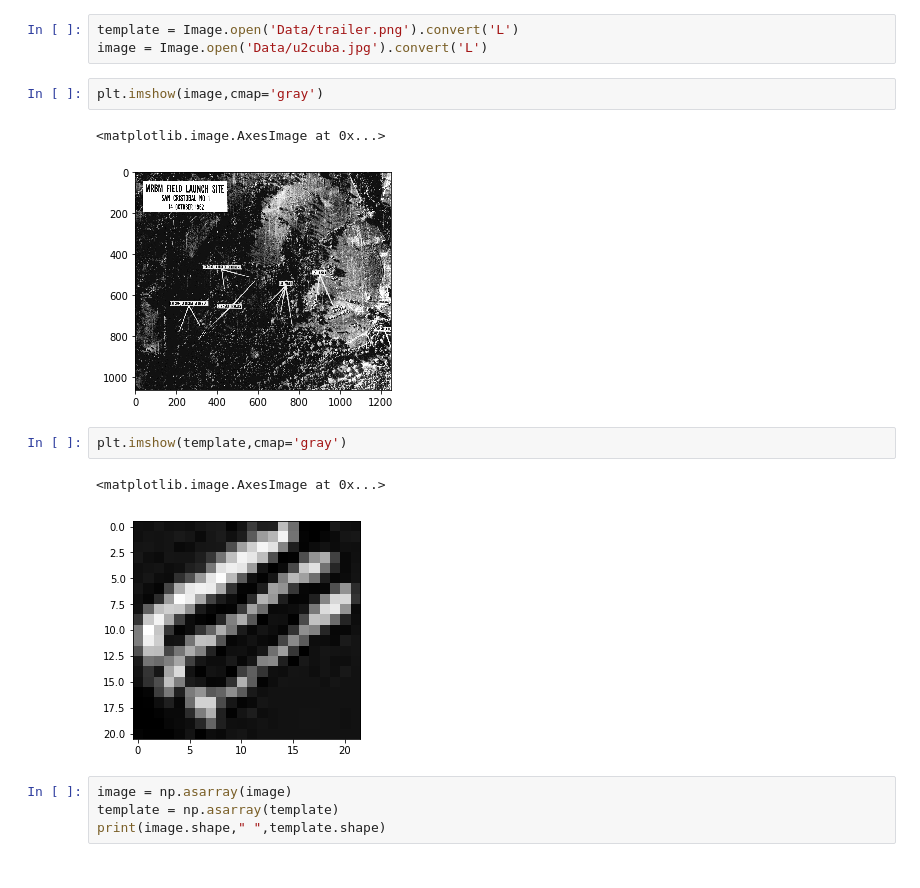
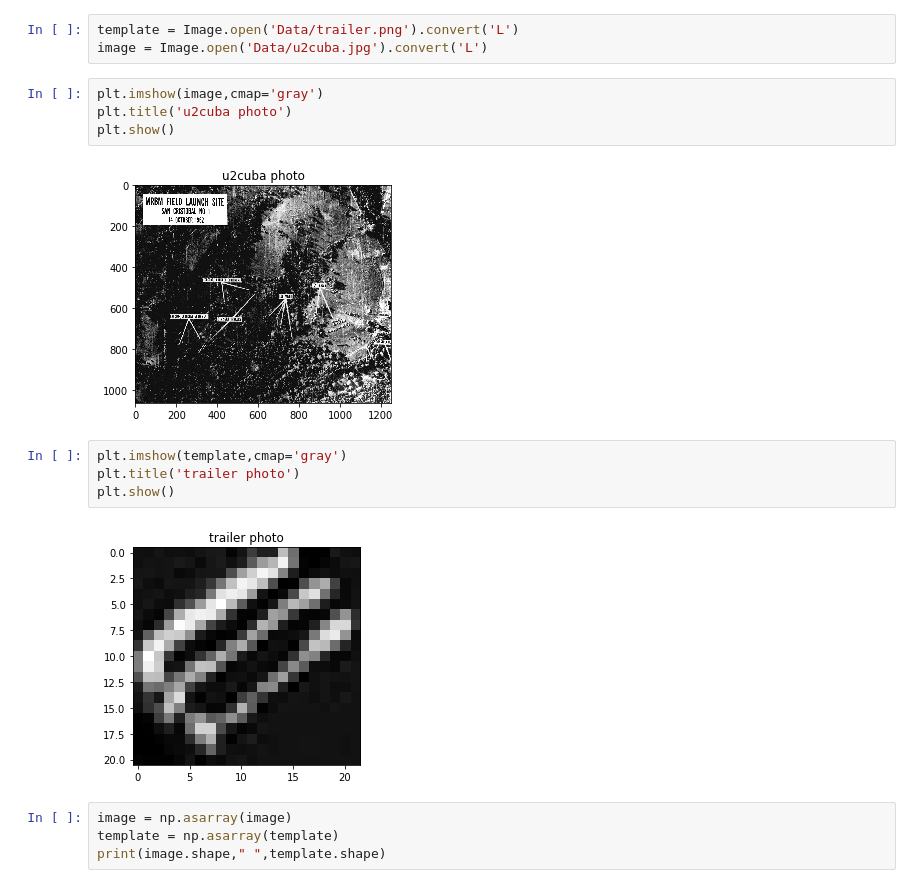
Before and after one commit to Sharath-Ramachandran/DeepLearningAssignments, a Jupyter notebook: Assignment1/Question1.ipynb, the cells around one changed output. Saved outputs shown, nothing was run; the diff lists cells and outputs as text.

```diff
--- a/Assignment1/Question1.ipynb
+++ b/Assignment1/Question1.ipynb
@@ -69,14 +71,16 @@ template = Image.open('Data/trailer.png').convert('L')
 image = Image.open('Data/u2cuba.jpg').convert('L')
 # %%
 plt.imshow(image,cmap='gray')
+plt.title('u2cuba photo')
+plt.show()
 # %% [output]
-<matplotlib.image.AxesImage at 0x...>
-[figure, old version]
+[figure, new version]
 # %%
 plt.imshow(template,cmap='gray')
+plt.title('trailer photo')
+plt.show()
 # %% [output]
-<matplotlib.image.AxesImage at 0x...>
-[figure, old version]
+[figure, new version]
 # %%
 image = np.asarray(image)
 template = np.asarray(template)
```
Also changed, not shown: parts of 22 cells of this notebook, 3 other files.
